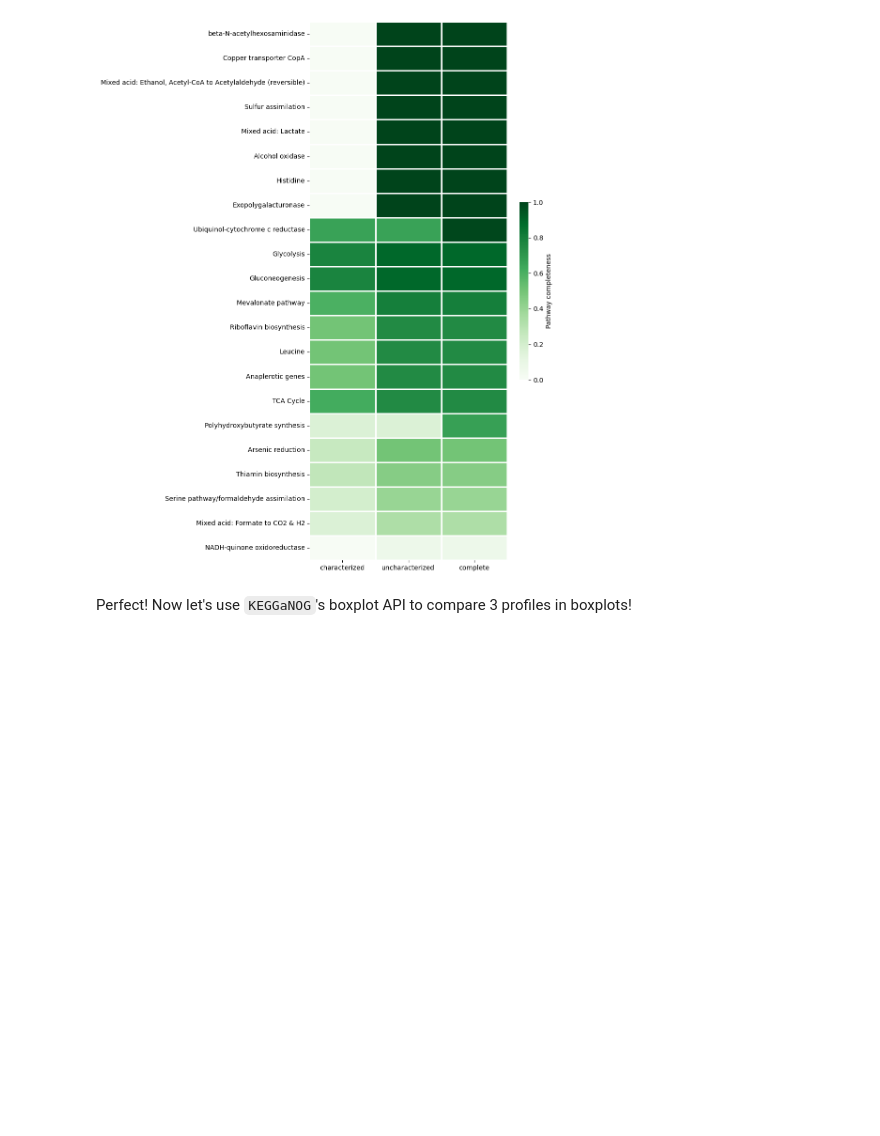
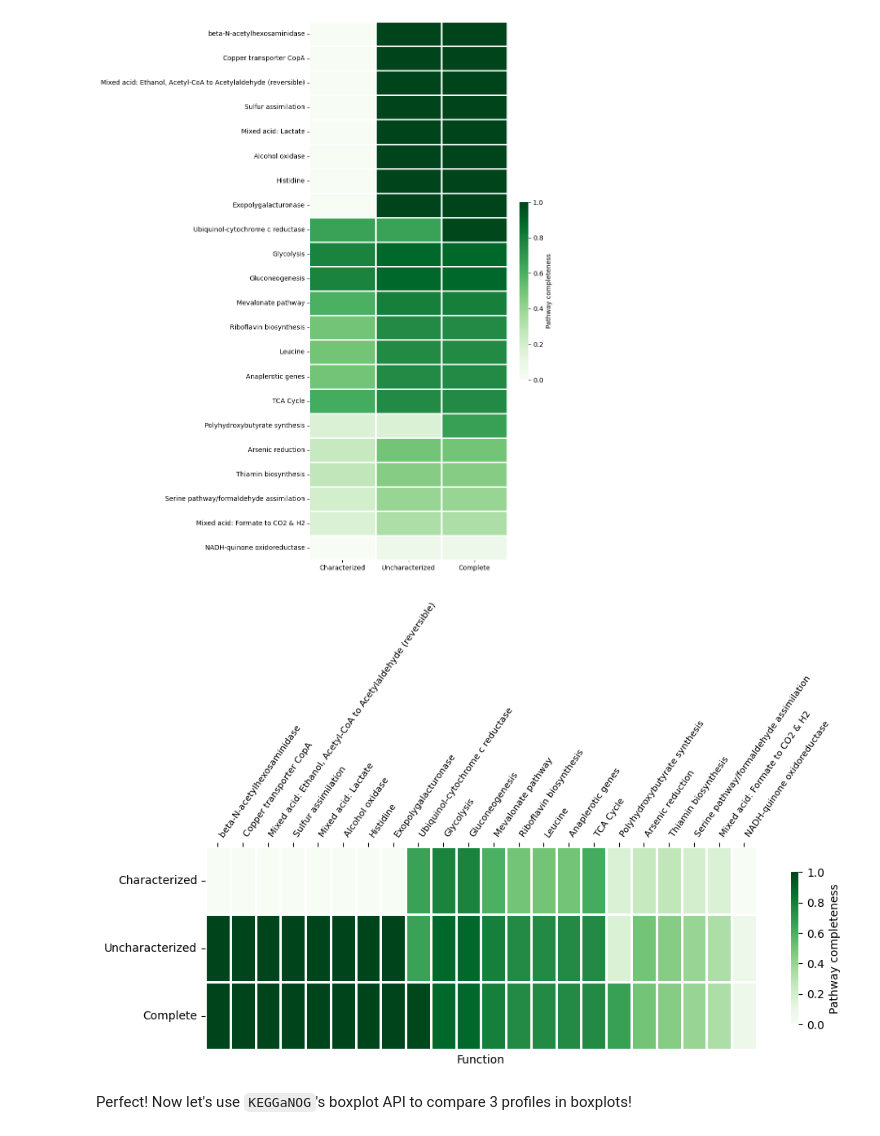
Before and after one commit to PopovIILab/Pdiddy, a Jupyter notebook: 04_Pathways_annotation/01_pathways.ipynb, the cells around one changed output. Cells and saved outputs as stored; diff of their text form; code cells hidden in the pictures; blank space fills up the shorter version.

```diff
--- a/04_Pathways_annotation/01_pathways.ipynb
+++ b/04_Pathways_annotation/01_pathways.ipynb
@@ -169,7 +173,7 @@ grouped_heatmap_multi.generate_grouped_heatmap_multi(multi_df, "KEGGaNOG_data/co
 # %% [markdown]
 Well, that's good. But, let's create a heatmap of only "completed" pathways!
 # %%
-multi_df_completed = multi_df[multi_df["complete"] > multi_df["characterized"]]
+multi_df_completed = multi_df[multi_df["Complete"] > multi_df["Characterized"]]
 multi_df_completed['Function'] = multi_df_completed['Function'].apply(lambda x: x.capitalize() if x.islower() else x)
 
 plt.figure(figsize=(10, 12))
@@ -200,6 +204,29 @@ Try using .loc[row_indexer,col_indexer] = value instead
 See the caveats in the documentation: https://pandas.pydata.org/pandas-docs/stable/user_guide/indexing.html#returning-a-view-versus-a-copy
   multi_df_completed['Function'] = multi_df_completed['Function'].apply(lambda x: x.capitalize() if x.islower() else x)
 [figure]
+# %%
+plt.figure(figsize=(10, 6))
+
+ax = sns.heatmap(
+    df_sorted.T,
+    cmap="Greens",
+    annot=False,
+    linewidths=2,
+    cbar=True,
+    cbar_kws={"label": "Pathway completeness", "shrink": 0.75},
+)
+
+ax.xaxis.set_ticks_position('top')
+plt.xlabel("Function")  # Теперь это ось X
+plt.ylabel("")  # Очищаем Y
+plt.xticks(rotation=55, ha='left', fontsize=8)
+plt.yticks(rotation=0)  # Подписей на X теперь больше, их нужно развернуть
+plt.tight_layout()
+
+plt.savefig("imgs/heatmap_t.png", dpi=600, bbox_inches="tight")
+plt.show()
+# %% [output]
+[figure, added]
 # %% [markdown]
 Perfect! Now let's use `KEGGaNOG`'s boxplot API to compare 3 profiles in boxplots!
 # %%
```
Also changed, not shown: parts of 5 cells of this notebook.
